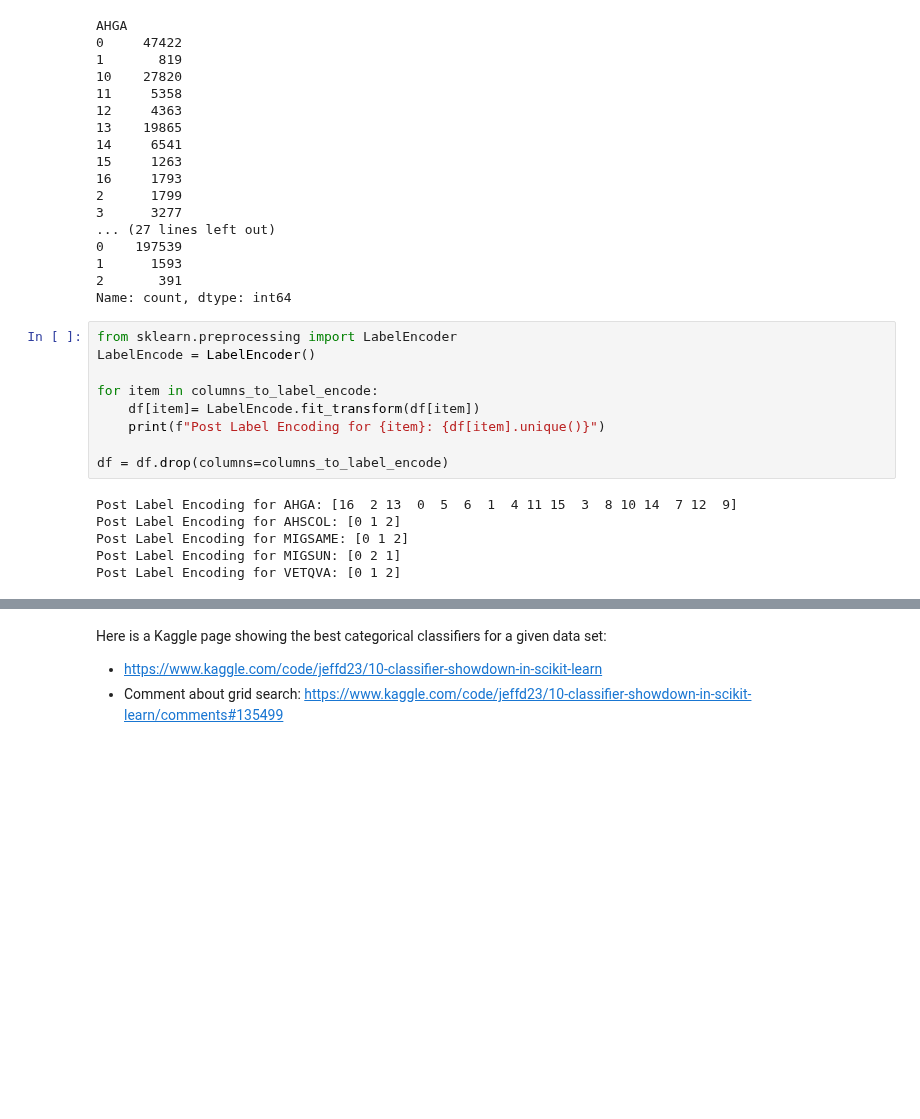
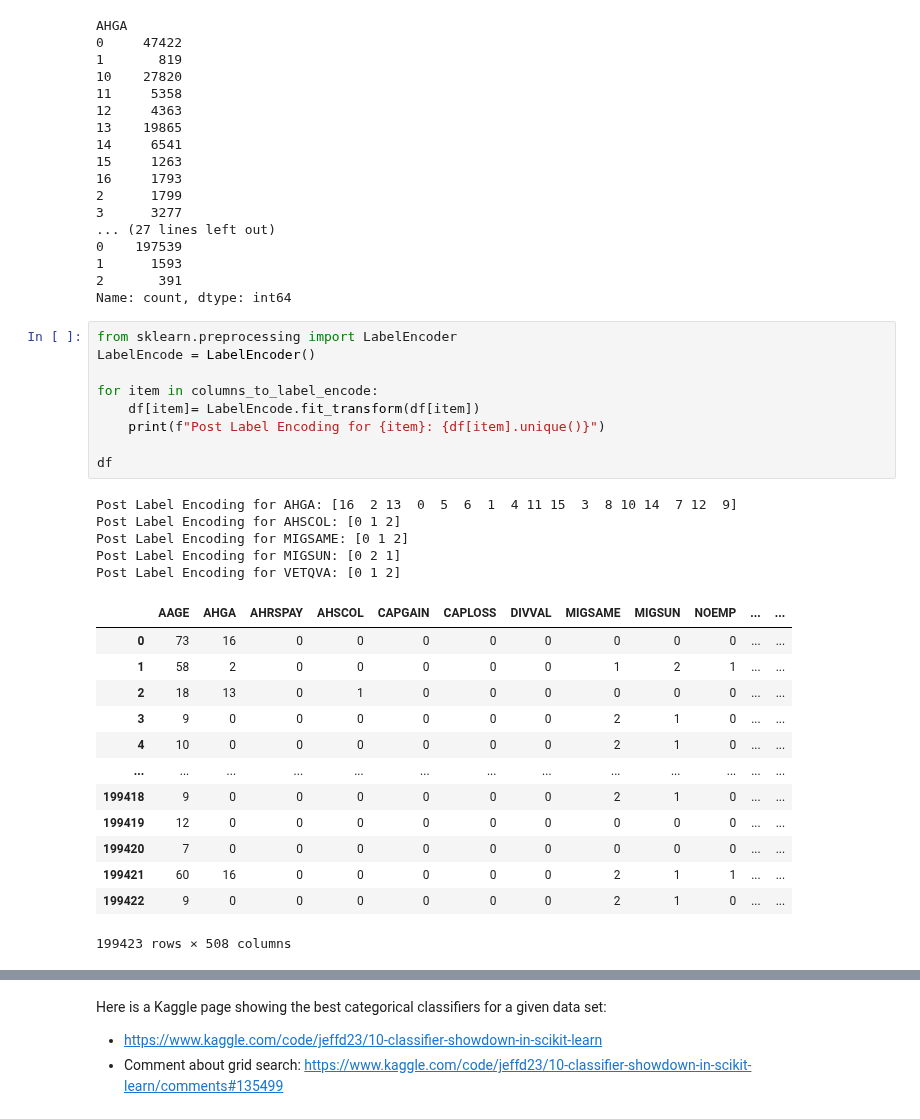
Before and after one commit to robchristiansen13/Learning, a Jupyter notebook: WeberState/CS 6600 (Machine Learning)/Assignments/Assignment3.ipynb, the cells around one changed output, grey strips where cells are left out. Drawn from its saved outputs; the diff is of its cells as text; blank space fills up the shorter version.

```diff
--- a/WeberState/CS 6600 (Machine Learning)/Assignments/Assignment3.ipynb
+++ b/WeberState/CS 6600 (Machine Learning)/Assignments/Assignment3.ipynb
@@ -142,17 +140,30 @@ Name: count, dtype: int64
 # %%
 from sklearn.preprocessing import LabelEncoder
 LabelEncode = LabelEncoder()
 
 for item in columns_to_label_encode:
     df[item]= LabelEncode.fit_transform(df[item])
     print(f"Post Label Encoding for {item}: {df[item].unique()}")
 
-df = df.drop(columns=columns_to_label_encode)
+df
 # %% [output]
 Post Label Encoding for AHGA: [16  2 13  0  5  6  1  4 11 15  3  8 10 14  7 12  9]
 Post Label Encoding for AHSCOL: [0 1 2]
 Post Label Encoding for MIGSAME: [0 1 2]
 Post Label Encoding for MIGSUN: [0 2 1]
 Post Label Encoding for VETQVA: [0 1 2]
+|  | AAGE | AHGA | AHRSPAY | AHSCOL | CAPGAIN | CAPLOSS | DIVVAL | MIGSAME | MIGSUN | NOEMP | ... | ... |
+| 0 | 73 | 16 | 0 | 0 | 0 | 0 | 0 | 0 | 0 | 0 | ... | ... |
+| 1 | 58 | 2 | 0 | 0 | 0 | 0 | 0 | 1 | 2 | 1 | ... | ... |
+| 2 | 18 | 13 | 0 | 1 | 0 | 0 | 0 | 0 | 0 | 0 | ... | ... |
+| 3 | 9 | 0 | 0 | 0 | 0 | 0 | 0 | 2 | 1 | 0 | ... | ... |
+| 4 | 10 | 0 | 0 | 0 | 0 | 0 | 0 | 2 | 1 | 0 | ... | ... |
+| ... | ... | ... | ... | ... | ... | ... | ... | ... | ... | ... | ... | ... |
+| 199418 | 9 | 0 | 0 | 0 | 0 | 0 | 0 | 2 | 1 | 0 | ... | ... |
+| 199419 | 12 | 0 | 0 | 0 | 0 | 0 | 0 | 0 | 0 | 0 | ... | ... |
+| 199420 | 7 | 0 | 0 | 0 | 0 | 0 | 0 | 0 | 0 | 0 | ... | ... |
+| 199421 | 60 | 16 | 0 | 0 | 0 | 0 | 0 | 2 | 1 | 1 | ... | ... |
+| 199422 | 9 | 0 | 0 | 0 | 0 | 0 | 0 | 2 | 1 | 0 | ... | ... |
+199423 rows × 508 columns
 # %%
 # May want to add some metrics of my own
```
Also changed, not shown: parts of 8 cells of this notebook.
